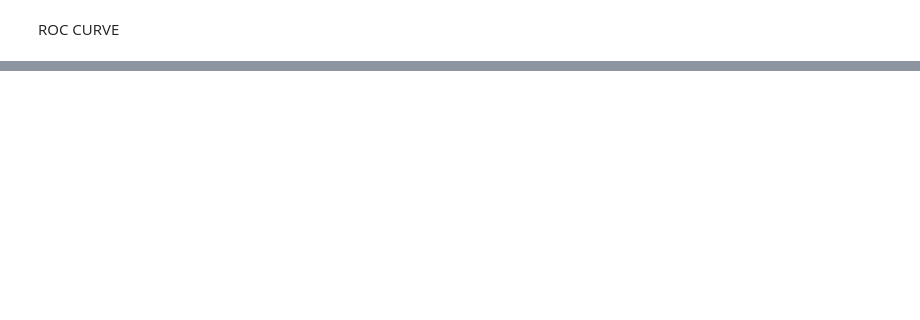
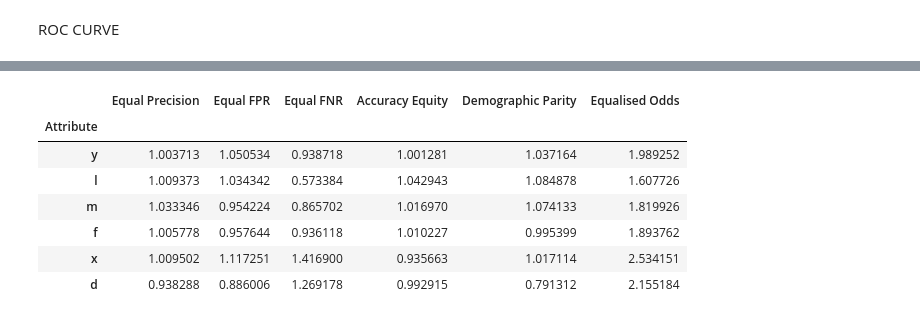
Before and after one commit to aahepburn/link-prediction, a Jupyter notebook: feature-eng-modelling.ipynb, the cells around one changed output, grey strips where cells are left out. Drawn from its saved outputs; the diff is of its cells as text; code cells hidden in the pictures; blank space fills up the shorter version.

```diff
--- a/feature-eng-modelling.ipynb
+++ b/feature-eng-modelling.ipynb
@@ -376,0 +441,41 @@ plt.show()
+# %%
+import pandas as pd
+
+# Assuming metrics_df is the DataFrame containing TP, FP, TN, FN
+# Calculate Precision, FPR, FNR, Accuracy, and Demographic Parity
+metrics_df['Precision'] = metrics_df['TP'] / (metrics_df['TP'] + metrics_df['FP']).replace(0, 1)  # Avoid division by zero
+metrics_df['FPR'] = metrics_df['FP'] / (metrics_df['FP'] + metrics_df['TN']).replace(0, 1)  # Avoid division by zero
+metrics_df['FNR'] = metrics_df['FN'] / (metrics_df['TP'] + metrics_df['FN']).replace(0, 1)  # Avoid division by zero
+metrics_df['Accuracy'] = (metrics_df['TP'] + metrics_df['TN']) / (metrics_df['TP'] + metrics_df['FP'] + metrics_df['TN'] + metrics_df['FN']).replace(0, 1)  # Avoid division by zero
+metrics_df['Demographic Parity'] = (metrics_df['TP'] + metrics_df['FP']) / (metrics_df['TP'] + metrics_df['FP'] + metrics_df['TN'] + metrics_df['FN'])  # Proportion of positive labels
+
+# Create a new DataFrame to evaluate fairness metrics
+fairness_df = pd.DataFrame()
+
+# Calculate metrics
+fairness_df['Equal Precision'] = (metrics_df['Precision'] / metrics_df['Precision'].mean()).replace(0, 1)  # Ratio to mean
+fairness_df['Equal FPR'] = (metrics_df['FPR'] / metrics_df['FPR'].mean()).replace(0, 1)  # Ratio to mean
+fairness_df['Equal FNR'] = (metrics_df['FNR'] / metrics_df['FNR'].mean()).replace(0, 1)  # Ratio to mean
+fairness_df['Accuracy Equity'] = (metrics_df['Accuracy'] / metrics_df['Accuracy'].mean()).replace(0, 1)  # Ratio to mean
+fairness_df['Demographic Parity'] = (metrics_df['Demographic Parity'] / metrics_df['Demographic Parity'].mean()).replace(0, 1)  # Ratio to mean
+
+# Equalized odds check
+fairness_df['Equalised Odds'] = fairness_df['Equal FPR'] + fairness_df['Equal FNR']
+
+# Add attributes to the fairness DataFrame
+fairness_df['Attribute'] = metrics_df['Attribute']
+
+# Set the index to the Attribute for better readability
+fairness_df.set_index('Attribute', inplace=True)
+
+# Display the fairness DataFrame
+fairness_df
+# %% [output]
+|  | Equal Precision | Equal FPR | Equal FNR | Accuracy Equity | Demographic Parity | Equalised Odds |
+| Attribute |  |  |  |  |  |  |
+| y | 1.003713 | 1.050534 | 0.938718 | 1.001281 | 1.037164 | 1.989252 |
+| l | 1.009373 | 1.034342 | 0.573384 | 1.042943 | 1.084878 | 1.607726 |
+| m | 1.033346 | 0.954224 | 0.865702 | 1.016970 | 1.074133 | 1.819926 |
+| f | 1.005778 | 0.957644 | 0.936118 | 1.010227 | 0.995399 | 1.893762 |
+| x | 1.009502 | 1.117251 | 1.416900 | 0.935663 | 1.017114 | 2.534151 |
+| d | 0.938288 | 0.886006 | 1.269178 | 0.992915 | 0.791312 | 2.155184 |
```
Also changed, not shown: parts of 18 cells of this notebook.
